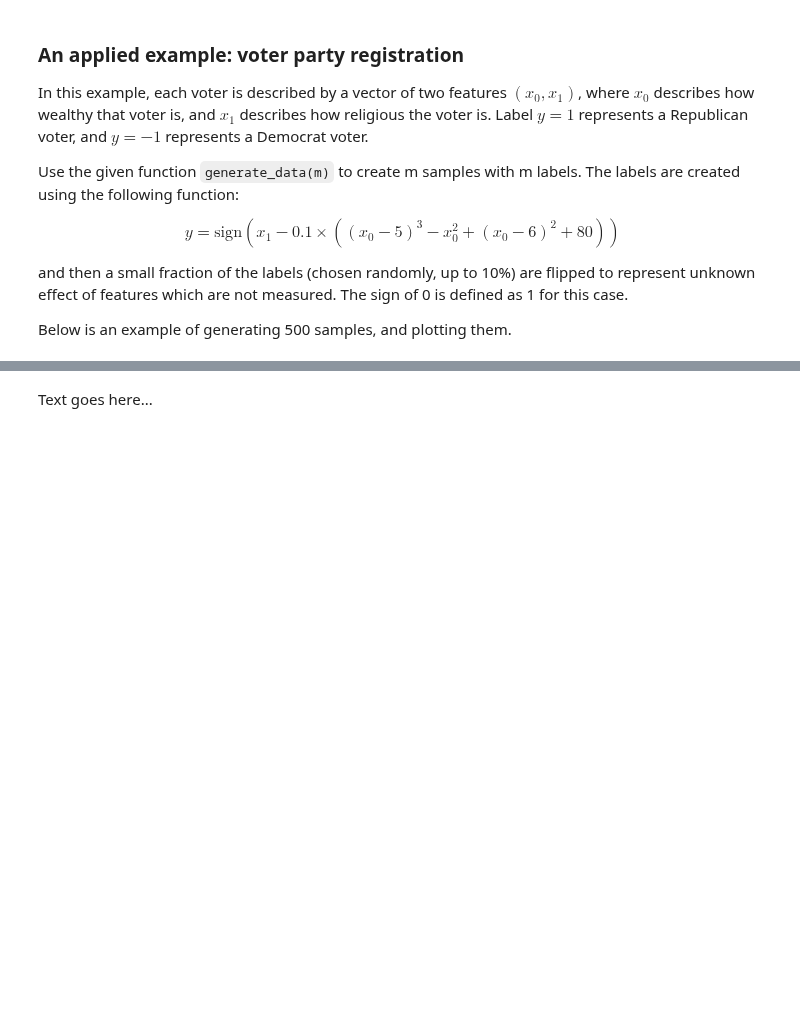
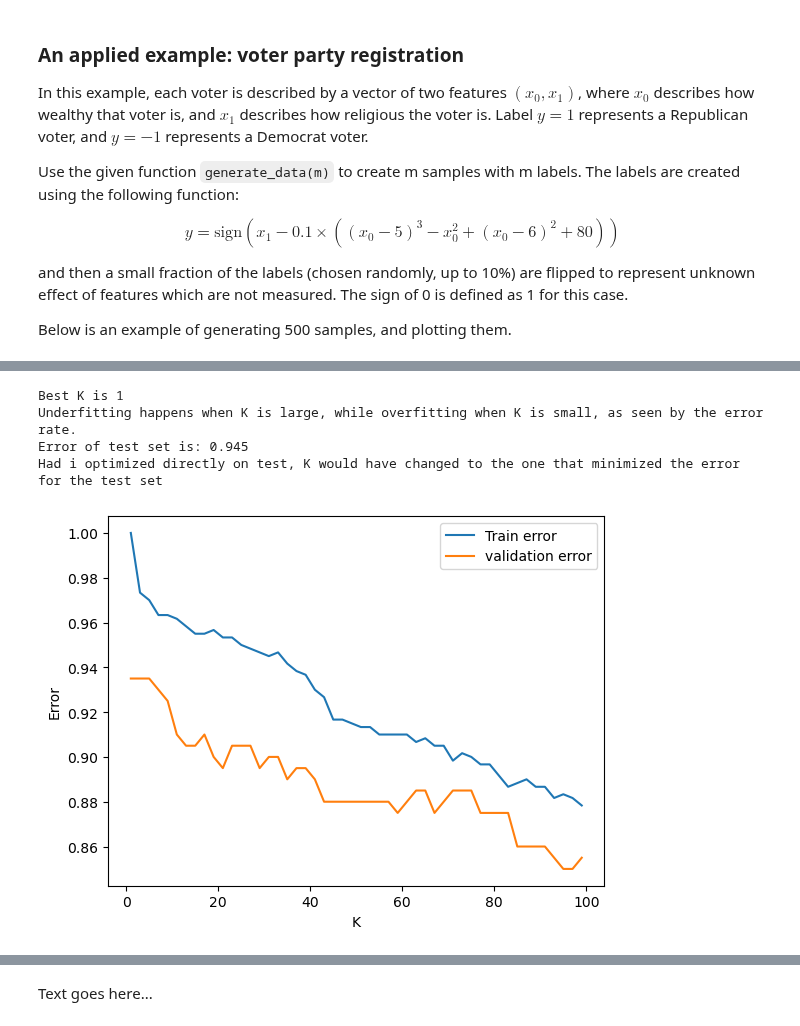
Before and after one commit to tryko/y_data_Itay_asaf_, a Jupyter notebook: Supervised_Learning/week_1/intro_ml_22_23_asaf.ipynb, the cells around one changed output, grey strips where cells are left out. Cells and saved outputs as stored; diff of their text form; code cells hidden in the pictures; blank space fills up the shorter version.

```diff
--- a/Supervised_Learning/week_1/intro_ml_22_23_asaf.ipynb
+++ b/Supervised_Learning/week_1/intro_ml_22_23_asaf.ipynb
@@ -129,0 +156,35 @@ Use interactive slider for k to see the effect [see [interact](https://ipywidget
+# %%
+X, y = generate_data(m=1000)
+train,validation,test  = X[:600,:] , X[600:800,:],X[800:,:]
+K_vals = np.arange(1,101,2)
+
+train_error = []
+validation_error = []
+
+for k in K_vals:
+    model = kNNClassifier(k)
+    model.fit(train,y[:600])
+    train_prediction = model.predict(train)
+    validation_prediction = model.predict(validation)
+    train_error.append(sum(y[:600] == train_prediction) / 600)
+    validation_error.append(sum(y[600:800] == validation_prediction) / 200)
+
+plt.plot(K_vals,train_error,label ="Train error");
+
+plt.plot(K_vals,validation_error,label ="validation error");
+plt.legend();
+plt.xlabel("K");
+plt.ylabel("Error");
+print("Best K is",K_vals[np.argmax(validation_error)])
+print("Underfitting happens when K is large, while overfitting when K is small, as seen by the error rate.")
+model = kNNClassifier(K_vals[np.argmax(validation_error)])
+model.fit(train,y[:600])
+test_error = sum(model.predict(test) == y[800:]) / 200
+print("Error of test set is:",test_error)
+print("Had i optimized directly on test, K would have changed to the one that minimized the error for the test set")
+# %% [output]
+Best K is 1
+Underfitting happens when K is large, while overfitting when K is small, as seen by the error rate.
+Error of test set is: 0.945
+Had i optimized directly on test, K would have changed to the one that minimized the error for the test set
+[figure, added]
```
Also changed, not shown: parts of 11 cells of this notebook.
